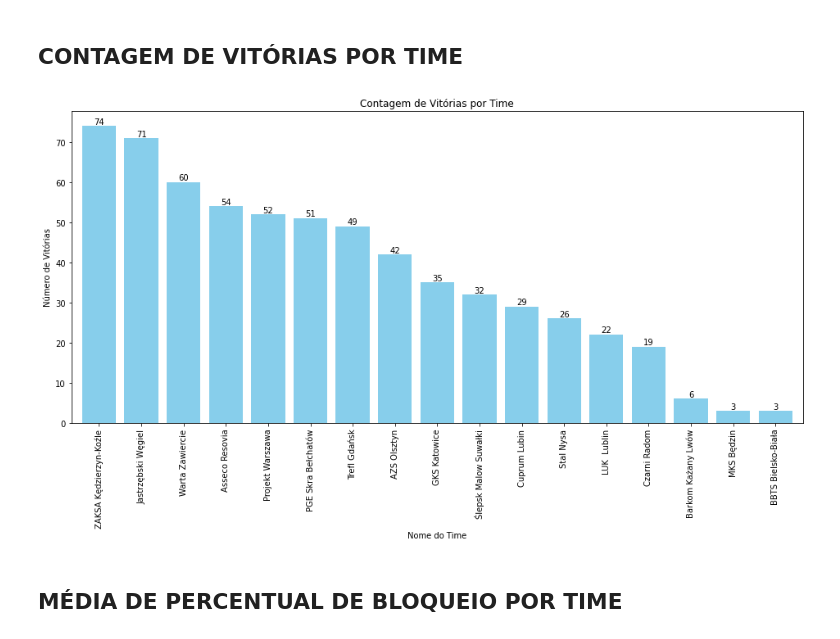
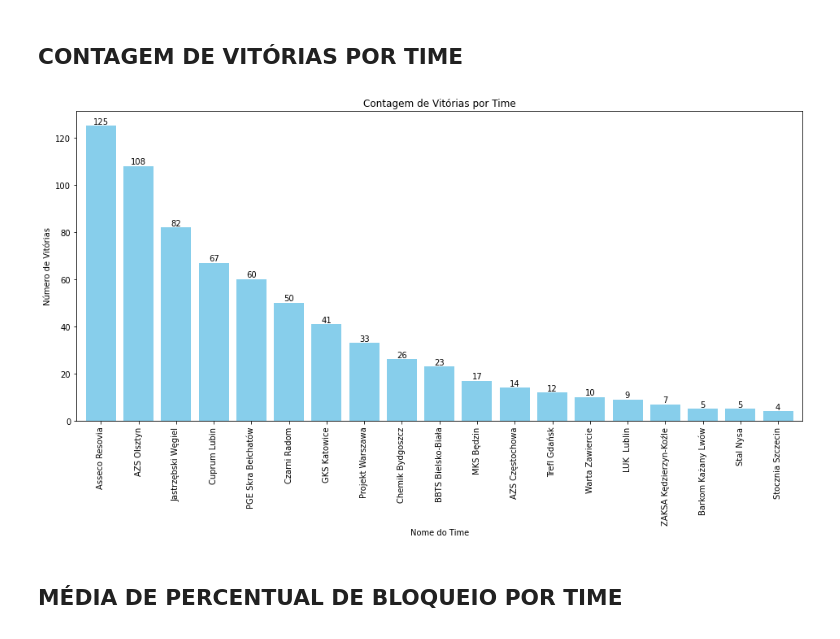
Before and after one commit to JMoniqueMelo/analise-estatisticas-volei, a Jupyter notebook: analise-pontos-bloqueio-volei.ipynb, the cells around one changed output. Saved outputs shown, nothing was run; the diff lists cells and outputs as text; code cells hidden in the pictures.

```diff
--- a/analise-pontos-bloqueio-volei.ipynb
+++ b/analise-pontos-bloqueio-volei.ipynb
@@ -38,0 +145,9 @@ df.head()
+# %%
+# Reformat the dataframe so it contains one match per row
+merged_df = partidas.merge(partidas, left_on=['Match_id', 'Date', 'Team_1'], right_on=['Match_id', 'Date', 'Oponente'], suffixes=('_T1', '_T2')).drop_duplicates('Match_id')
+merged_df['Winner'] = merged_df.apply(lambda row: 0 if row.Score_T1 > row['Score_T2'] else 1, axis=1)
+merged_df = merged_df.drop(['Team_1_T2', 'Oponente_T2'], axis=1)
+# %%
+merged_df.sort_values('Date', ascending=False)
+df = merged_df
+df.sort_values('Date', ascending=False).head()
@@ -38,0 +161,4 @@ df.head()
+# %%
+df['Vencedor'] = np.where(df['Winner'] == 0, 1, 0)
+df = df.drop('Winner', axis=1)
+df.head()
@@ -96,16 +253,14 @@ df.head()
 # %%
 # Criar a coluna 'Nome_Time_Vencedor' com base na condição em 'Flag_Vencedor'
-df['Nome_Time_Vencedor'] = np.where(df['Flag_Vencedor'] == 0, df['T1'], df['T2'])
+# df['Nome_Time_Vencedor'] = np.where(df['Flag_Vencedor'] == 0, df['T1'], df['T2'])
 
-# Criar a coluna 'Time_Vencedor' com base na condição em 'Flag_Vencedor'
-df['Time_Vencedor'] = np.where(df['Flag_Vencedor'] == 0, 'T1', 'T2')
+# # Criar a coluna de percentual de pontos de bloqueio em relação ao total de pontos
+# df['T1_Perc_Bloqueio'] = (df['T1_PontosDeBloqueio'] / df['T1_PontuacaoFinal']) * 100
+# df['T2_Perc_Bloqueio'] = (df['T2_PontosDeBloqueio'] / df['T2_PontuacaoFinal']) * 100
 
-# Criar a coluna de percentual de pontos de bloqueio em relação ao total de pontos
-df['T1_Perc_Bloqueio'] = (df['T1_PontosDeBloqueio'] / df['T1_PontuacaoFinal']) * 100
-df['T2_Perc_Bloqueio'] = (df['T2_PontosDeBloqueio'] / df['T2_PontuacaoFinal']) * 100
+# df['T1_Perc_Bloqueio'] = df['T1_Perc_Bloqueio'].round(1)
+# df['T2_Perc_Bloqueio'] = df['T2_Perc_Bloqueio'].round(1)
 
-df['T1_Perc_Bloqueio'] = df['T1_Perc_Bloqueio'].round(1)
-df['T2_Perc_Bloqueio'] = df['T2_Perc_Bloqueio'].round(1)
+# df['Ano'] = pd.to_datetime(df['Date']).dt.year
 
-
-df.head()
+# df.head()
@@ -227,24 +338,28 @@ df_filtrada
 ## CONTAGEM DE VITÓRIAS POR TIME
 # %%
 # Contar o número de vitórias para cada time
-contagem_vitorias = df_filtrada['Nome_Time_Vencedor'].value_counts()
+# Filtrar o DataFrame para incluir apenas as linhas onde 'Vencedor' é igual a 1
+df_vitorias = df[df['Vencedor'] == 1]
+
+# Contar as vitórias por time
+contagem_vitorias_por_time = df_vitorias['T1'].value_counts()
 
 # Criar um gráfico de barras com rótulos de dados e largura ajustada
 fig, ax = plt.subplots(figsize=(16, 7))  # Ajustar o tamanho do gráfico
-contagem_vitorias.plot(kind='bar', color='skyblue', ax=ax, width=0.8)  # Ajustar a largura das barras
+contagem_vitorias_por_time.plot(kind='bar', color='skyblue', ax=ax, width=0.8)  # Ajustar a largura das barras
 
 # Adicionar rótulos de dados acima das barras
-for i, v in enumerate(contagem_vitorias):
+for i, v in enumerate(contagem_vitorias_por_time):
     ax.text(i, v + 0.1, str(v), color='black', ha='center', va='bottom')
 
 # Configurar o título e os rótulos do eixo
 plt.title('Contagem de Vitórias por Time')
 plt.xlabel('Nome do Time')
 plt.ylabel('Número de Vitórias')
 
 plt.show()
 # %% [output]
-[figure, old version]
+[figure, new version]
 # %% [markdown]
 ## MÉDIA DE PERCENTUAL DE BLOQUEIO POR TIME
 # %%
```
Also changed, not shown: parts of 40 cells of this notebook.
